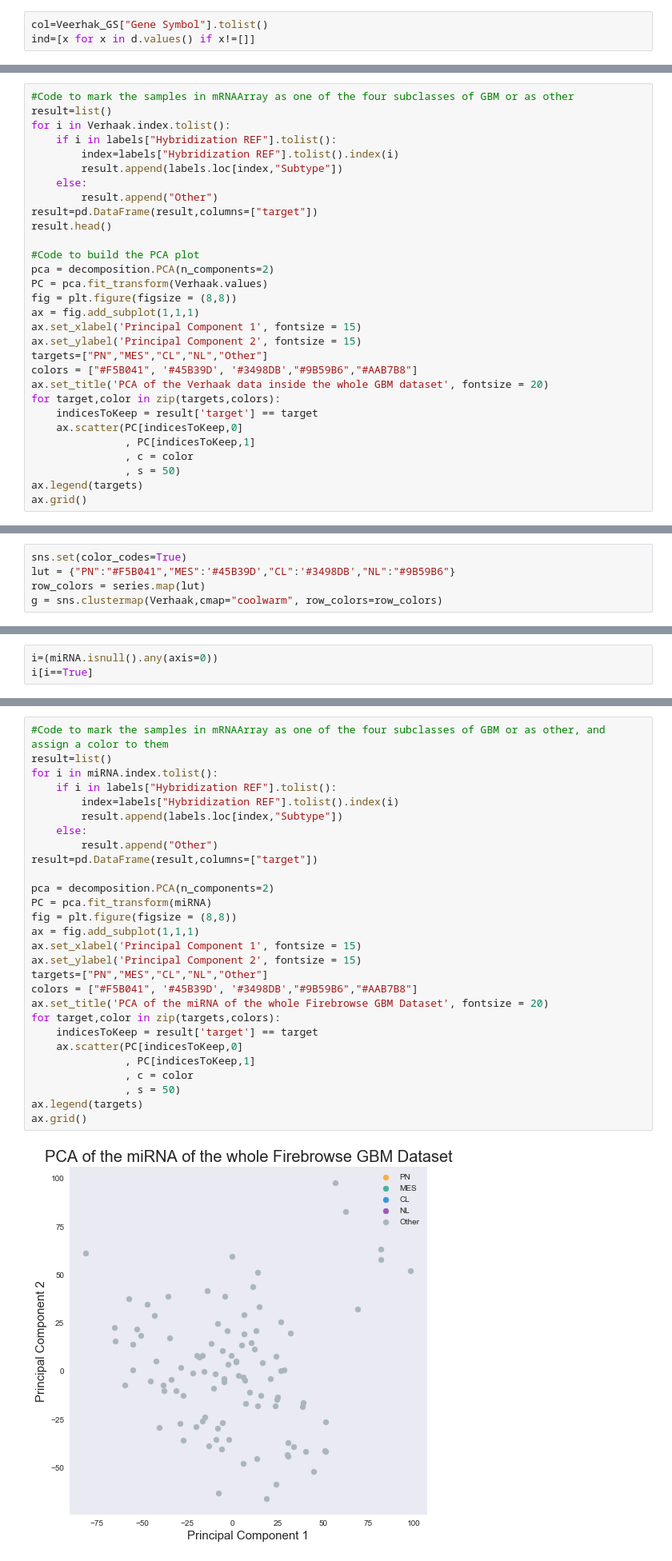
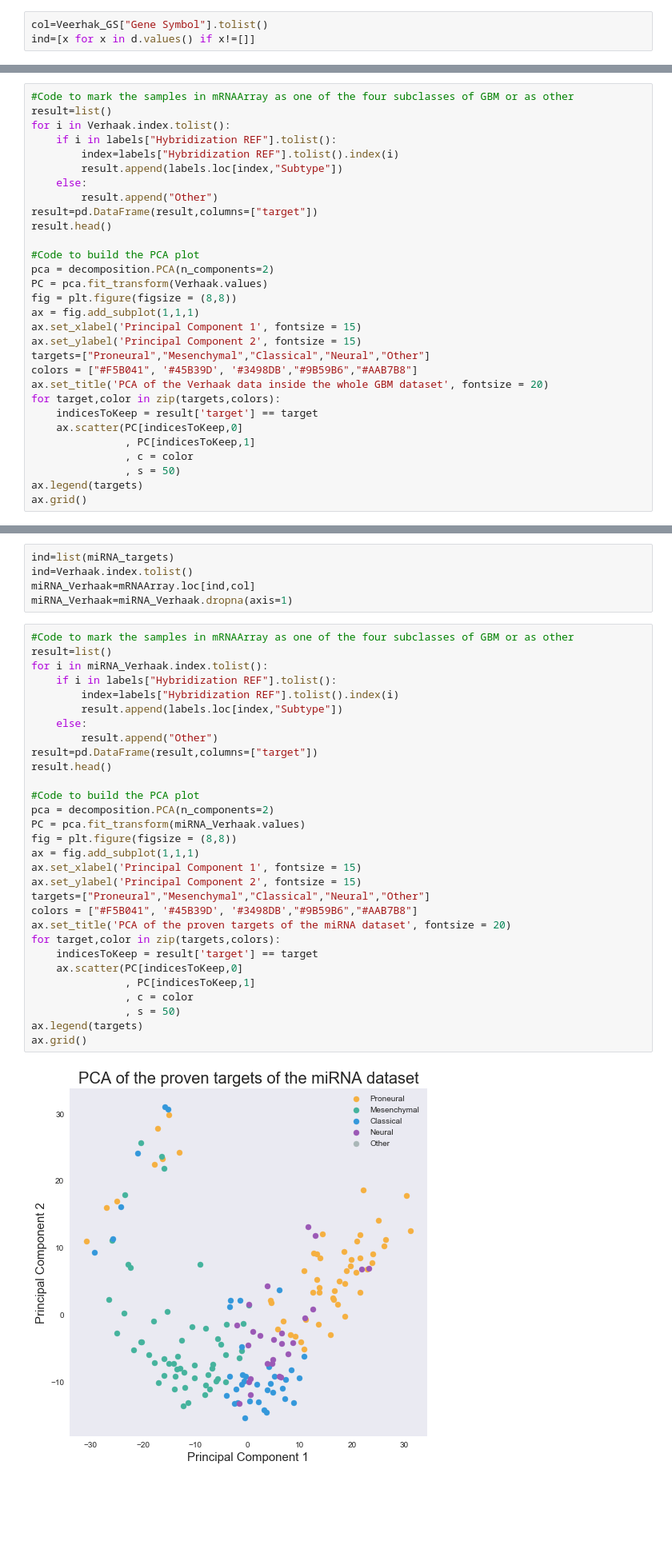
Before and after one commit to CamilaDuitama/MasterThesis, a Jupyter notebook: Data preparation.ipynb, the cells around one changed output, grey strips where cells are left out. Shown at 80% size. Drawn from its saved outputs; the diff is of its cells as text; blank space fills up the shorter version.

```diff
--- a/Data preparation.ipynb
+++ b/Data preparation.ipynb
@@ -383,7 +394,7 @@ fig = plt.figure(figsize = (8,8))
 ax = fig.add_subplot(1,1,1)
 ax.set_xlabel('Principal Component 1', fontsize = 15)
 ax.set_ylabel('Principal Component 2', fontsize = 15)
-targets=["PN","MES","CL","NL","Other"]
+targets=["Proneural","Mesenchymal","Classical","Neural","Other"]
 colors = ["#F5B041", '#45B39D', '#3498DB',"#9B59B6","#AAB7B8"]
 ax.set_title('PCA of the Verhaak data inside the whole GBM dataset', fontsize = 20)
 for target,color in zip(targets,colors):
@@ -402,8 +413,3 @@ series=pd.Series(data=result["target"].values,index=Verhaak.index)
 #The function getDiffExpressedGenes which is used to build the heatmap described in :
 #https://bioconductor.org/packages/release/bioc/vignettes/RTCGAToolbox/inst/doc/RTCGAToolbox-vignette.html#reproducing-brca-results-from-original-manuscript
 # Needs a control sample (i guess the positive and negative values come from a logFC)
-# %%
-sns.set(color_codes=True)
-lut = {"PN":"#F5B041","MES":'#45B39D',"CL":'#3498DB',"NL":"#9B59B6"}
-row_colors = series.map(lut)
-g = sns.clustermap(Verhaak,cmap="coolwarm", row_colors=row_colors)
@@ -466,3 +524,0 @@ miRNA.size-np.isfinite(miRNA).sum().sum()
-# %%
-i=(miRNA.isnull().any(axis=0))
-i[i==True]
@@ -501,30 +546,37 @@ miRNA.loc["TCGA-06-0147-01A-02R-0229-07","PCDHGB6"]
+# %%
+ind=list(miRNA_targets)
+ind=Verhaak.index.tolist()
+miRNA_Verhaak=mRNAArray.loc[ind,col]
+miRNA_Verhaak=miRNA_Verhaak.dropna(axis=1)
 # %%
-#Code to mark the samples in mRNAArray as one of the four subclasses of GBM or as other, and assign a color to them
+#Code to mark the samples in mRNAArray as one of the four subclasses of GBM or as other
 result=list()
-for i in miRNA.index.tolist():
+for i in miRNA_Verhaak.index.tolist():
     if i in labels["Hybridization REF"].tolist():
         index=labels["Hybridization REF"].tolist().index(i)
         result.append(labels.loc[index,"Subtype"])
     else:
         result.append("Other")
 result=pd.DataFrame(result,columns=["target"])
+result.head()
 
+#Code to build the PCA plot
 pca = decomposition.PCA(n_components=2)
-PC = pca.fit_transform(miRNA)
+PC = pca.fit_transform(miRNA_Verhaak.values)
 fig = plt.figure(figsize = (8,8))
 ax = fig.add_subplot(1,1,1)
 ax.set_xlabel('Principal Component 1', fontsize = 15)
 ax.set_ylabel('Principal Component 2', fontsize = 15)
-targets=["PN","MES","CL","NL","Other"]
+targets=["Proneural","Mesenchymal","Classical","Neural","Other"]
 colors = ["#F5B041", '#45B39D', '#3498DB',"#9B59B6","#AAB7B8"]
-ax.set_title('PCA of the miRNA of the whole Firebrowse GBM Dataset', fontsize = 20)
+ax.set_title('PCA of the proven targets of the miRNA dataset', fontsize = 20)
 for target,color in zip(targets,colors):
     indicesToKeep = result['target'] == target
     ax.scatter(PC[indicesToKeep,0]
                , PC[indicesToKeep,1]
                , c = color
                , s = 50)
 ax.legend(targets)
 ax.grid()
 # %% [output]
-[figure, old version]
+[figure, new version]
```
Also changed, not shown: parts of 110 cells of this notebook.
